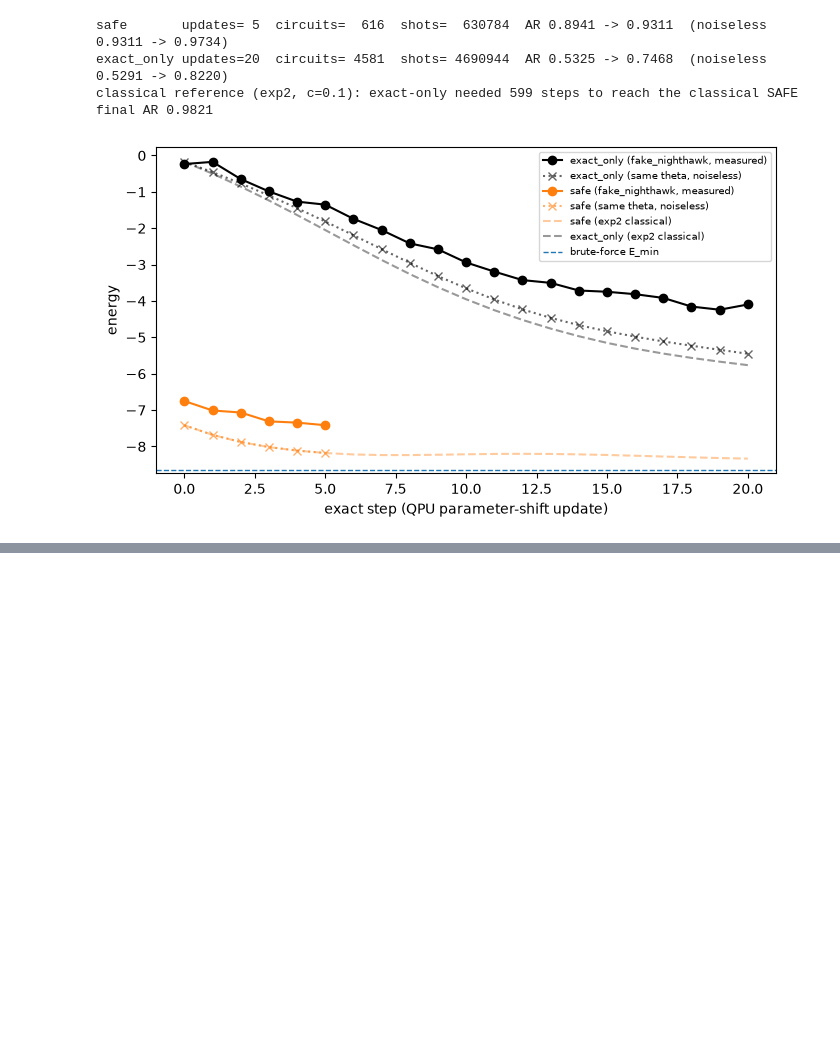
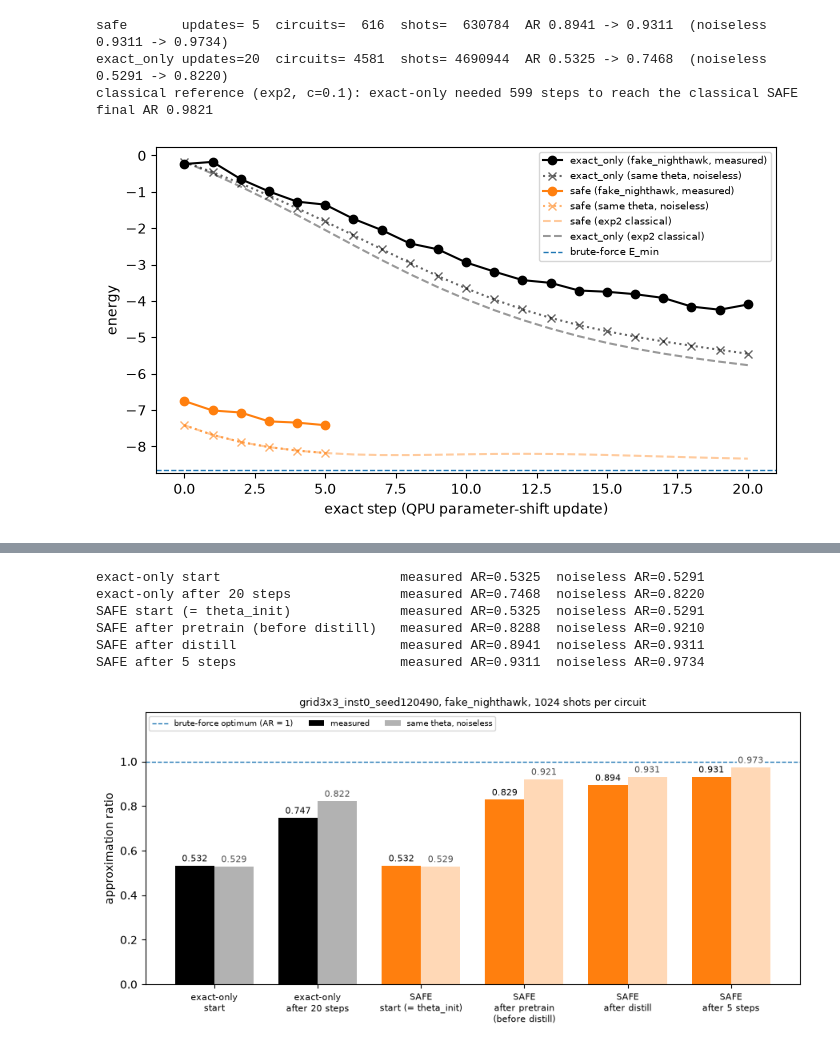
Before and after one commit to Shawn-Hyunwoo/SAFE_with_PADO_for_TTA, a Jupyter notebook: exp3_quantum_3x3/train_qpu.ipynb, the cells around one changed output, grey strips where cells are left out. Cells and saved outputs as stored; diff of their text form; code cells hidden in the pictures; blank space fills up the shorter version.

```diff
--- a/exp3_quantum_3x3/train_qpu.ipynb
+++ b/exp3_quantum_3x3/train_qpu.ipynb
@@ -420,0 +425,19 @@ for arm in ["safe", "exact_only"]:
+# %%
+pre_path = OUT_ROOT / "safe" / "pre_distill.json"
+theta_pre = np.array(start["theta_lwpp_final"])          # LWPP 사전학습 직후, 증류 전 (전체 114개 각도)
+if pre_path.exists():
+    pre = json.loads(pre_path.read_text())
+    print("pre_distill.json found, not measured again")
+else:
+    job = estimator.run([(isa["exact_only"], isa_H["exact_only"], theta_pre[None, :])])   # 전체 회로, 회로 1개
+    res = job.result()[0]
+    energy = float(np.asarray(res.data.evs)[0])
+    e_noiseless = float(StatevectorEstimator().run([(circuits["exact_only"], H, theta_pre)]).result()[0].data.evs)
+    pre = {"what": "SAFE after LWPP pre-training, before distillation (theta_lwpp_final on the full circuit)",
+           "backend": backend.name, "shots": SHOTS, "job_id": job.job_id(), "theta": theta_pre.tolist(),
+           "energy": energy, "energy_std": float(np.asarray(res.data.stds)[0]), "ar": ar(energy),
+           "energy_noiseless": e_noiseless, "ar_noiseless": ar(e_noiseless), "n_circuits": 1}
+    save_json(pre_path, pre)
+# 확인: 무노이즈 값은 시작점 파일의 LWPP 직후 에너지(PennyLane)와 같아야 한다
+assert abs(pre["energy_noiseless"] - start["exact_energy"]["lwpp_final"]) < 1e-8
+print(f"SAFE before distillation: measured AR={pre['ar']:.4f}  noiseless AR={pre['ar_noiseless']:.4f}  job {pre['job_id']}")
@@ -467,0 +507,40 @@ classical reference (exp2, c=0.1): exact-only needed 599 steps to reach the clas
+# %%
+# (막대 이름, 측정 AR, 무노이즈 AR, 색)
+bars = [
+    ("exact-only\nstart", summary["exact_only"]["ar_first"], summary["exact_only"]["ar_noiseless_first"], "black"),
+    (f"exact-only\nafter {STEPS['exact_only']} steps", summary["exact_only"]["ar_last"], summary["exact_only"]["ar_noiseless_last"], "black"),
+    ("SAFE\nstart (= theta_init)", summary["exact_only"]["ar_first"], summary["exact_only"]["ar_noiseless_first"], "tab:orange"),
+    ("SAFE\nafter pretrain\n(before distill)", pre["ar"], pre["ar_noiseless"], "tab:orange"),
+    ("SAFE\nafter distill", summary["safe"]["ar_first"], summary["safe"]["ar_noiseless_first"], "tab:orange"),
+    (f"SAFE\nafter {STEPS['safe']} steps", summary["safe"]["ar_last"], summary["safe"]["ar_noiseless_last"], "tab:orange"),
+]
+x = np.arange(len(bars))
+width = 0.38
+fig, ax = plt.subplots(figsize=(9, 4.4))
+for i, (name, ar_meas, ar_nl, color) in enumerate(bars):
+    ax.bar(x[i] - width / 2, ar_meas, width, color=color, label="measured" if i == 0 else None)
+    ax.bar(x[i] + width / 2, ar_nl, width, color=color, alpha=0.3, label="same theta, noiseless" if i == 0 else None)
+    ax.text(x[i] - width / 2, ar_meas + 0.01, f"{ar_meas:.3f}", ha="center", va="bottom", fontsize=8,
+            bbox=dict(facecolor="white", edgecolor="none", pad=1), zorder=3)
+    ax.text(x[i] + width / 2, ar_nl + 0.01, f"{ar_nl:.3f}", ha="center", va="bottom", fontsize=8, alpha=0.7,
+            bbox=dict(facecolor="white", edgecolor="none", pad=1), zorder=3)
+ax.axhline(1.0, color="tab:blue", linestyle="--", linewidth=1, label="brute-force optimum (AR = 1)")
+ax.set_xticks(x)
+ax.set_xticklabels([b[0] for b in bars], fontsize=8)
+ax.set_ylim(0, 1.22)
+ax.set_yticks(np.arange(0, 1.01, 0.2))
+ax.set_ylabel("approximation ratio")
+ax.set_title(f"{CASE}, {backend.name}, {SHOTS} shots per circuit", fontsize=9)
+ax.legend(fontsize=7, loc="upper left", ncol=3)
+fig.tight_layout()
+fig.savefig(OUT_ROOT / "summary_ar.png", dpi=150)
+for name, ar_meas, ar_nl, _ in bars:
+    print(f"{name.replace(chr(10), ' '):38s} measured AR={ar_meas:.4f}  noiseless AR={ar_nl:.4f}")
+# %% [output]
+exact-only start                       measured AR=0.5325  noiseless AR=0.5291
+exact-only after 20 steps              measured AR=0.7468  noiseless AR=0.8220
+SAFE start (= theta_init)              measured AR=0.5325  noiseless AR=0.5291
+SAFE after pretrain (before distill)   measured AR=0.8288  noiseless AR=0.9210
+SAFE after distill                     measured AR=0.8941  noiseless AR=0.9311
+SAFE after 5 steps                     measured AR=0.9311  noiseless AR=0.9734
+[figure, added]
```
Also changed, not shown: parts of 3 cells of this notebook, 24 other files.
